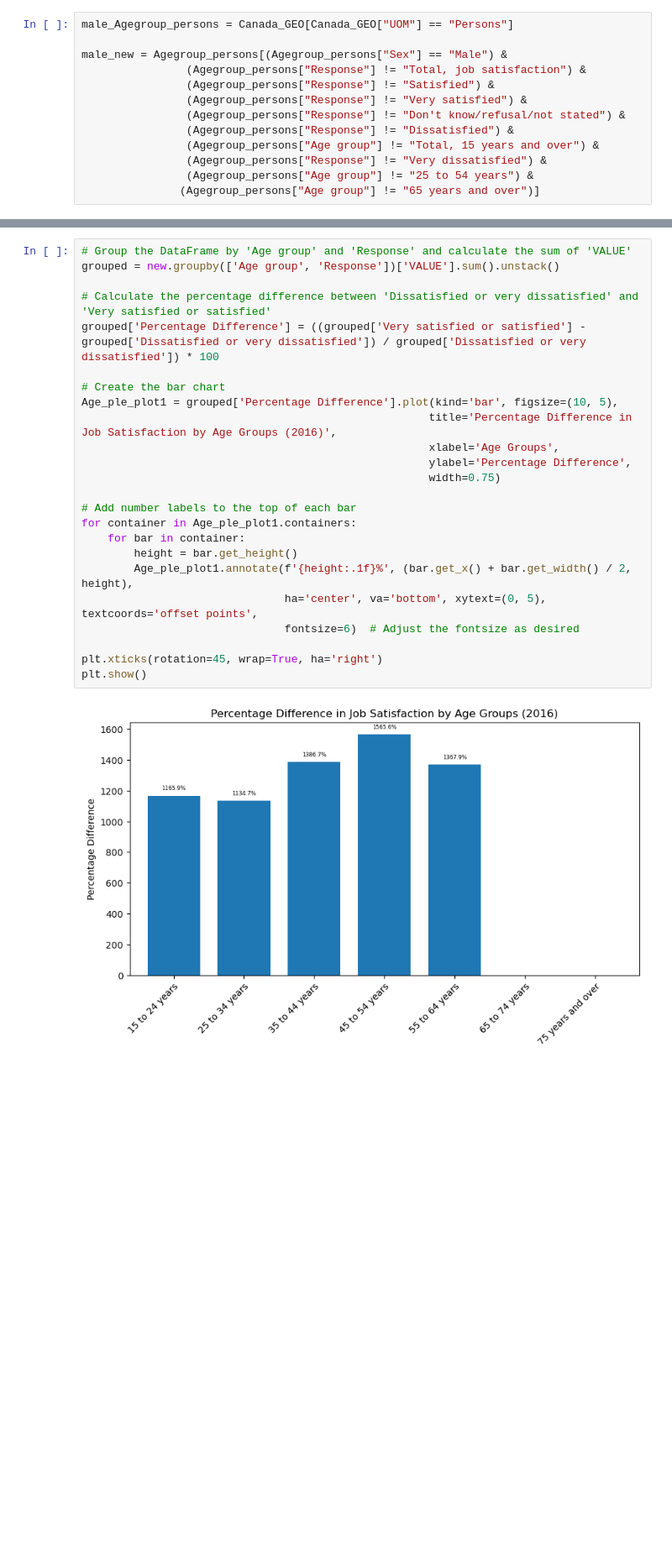
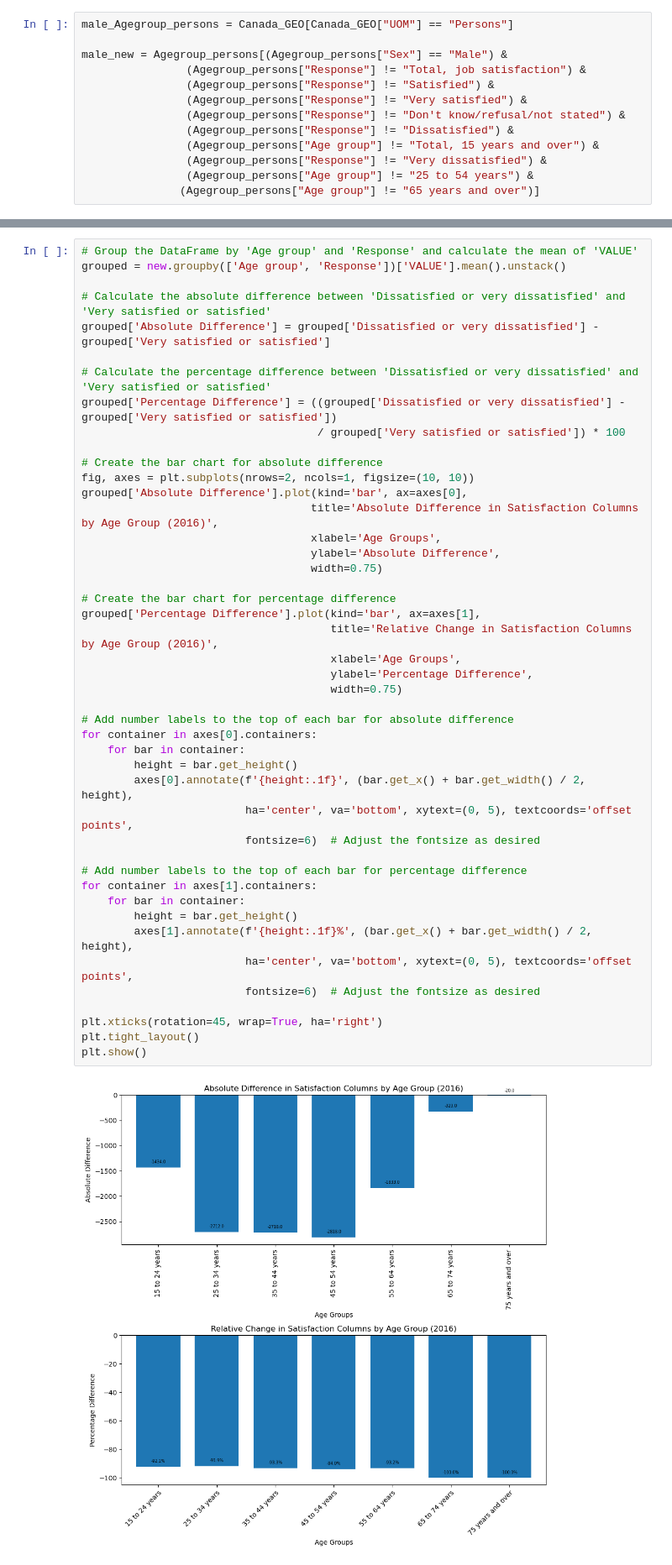
Before and after one commit to hhodek/UofWProject1, a Jupyter notebook: project.ipynb, the cells around one changed output, grey strips where cells are left out. Shown at 84% size. Cells and saved outputs as stored; diff of their text form; blank space fills up the shorter version.

```diff
--- a/project.ipynb
+++ b/project.ipynb
@@ -330,28 +330,49 @@ plt.show()
 # %% [output]
 [figure]
 # %%
-# Group the DataFrame by 'Age group' and 'Response' and calculate the sum of 'VALUE'
-grouped = new.groupby(['Age group', 'Response'])['VALUE'].sum().unstack()
+# Group the DataFrame by 'Age group' and 'Response' and calculate the mean of 'VALUE'
+grouped = new.groupby(['Age group', 'Response'])['VALUE'].mean().unstack()
+
+# Calculate the absolute difference between 'Dissatisfied or very dissatisfied' and 'Very satisfied or satisfied'
+grouped['Absolute Difference'] = grouped['Dissatisfied or very dissatisfied'] - grouped['Very satisfied or satisfied']
 
 # Calculate the percentage difference between 'Dissatisfied or very dissatisfied' and 'Very satisfied or satisfied'
-grouped['Percentage Difference'] = ((grouped['Very satisfied or satisfied'] - grouped['Dissatisfied or very dissatisfied']) / grouped['Dissatisfied or very dissatisfied']) * 100
+grouped['Percentage Difference'] = ((grouped['Dissatisfied or very dissatisfied'] - grouped['Very satisfied or satisfied'])
+                                    / grouped['Very satisfied or satisfied']) * 100
 
-# Create the bar chart
-Age_ple_plot1 = grouped['Percentage Difference'].plot(kind='bar', figsize=(10, 5),
-                                                     title='Percentage Difference in Job Satisfaction by Age Groups (2016)',
-                                                     xlabel='Age Groups',
-                                                     ylabel='Percentage Difference',
-                                                     width=0.75)
+# Create the bar chart for absolute difference
+fig, axes = plt.subplots(nrows=2, ncols=1, figsize=(10, 10))
+grouped['Absolute Difference'].plot(kind='bar', ax=axes[0],
+                                   title='Absolute Difference in Satisfaction Columns by Age Group (2016)',
+                                   xlabel='Age Groups',
+                                   ylabel='Absolute Difference',
+                                   width=0.75)
 
-# Add number labels to the top of each bar
-for container in Age_ple_plot1.containers:
+# Create the bar chart for percentage difference
+grouped['Percentage Difference'].plot(kind='bar', ax=axes[1],
+                                      title='Relative Change in Satisfaction Columns by Age Group (2016)',
+                                      xlabel='Age Groups',
+                                      ylabel='Percentage Difference',
+                                      width=0.75)
+
+# Add number labels to the top of each bar for absolute difference
+for container in axes[0].containers:
     for bar in container:
         height = bar.get_height()
-        Age_ple_plot1.annotate(f'{height:.1f}%', (bar.get_x() + bar.get_width() / 2, height),
-                               ha='center', va='bottom', xytext=(0, 5), textcoords='offset points',
-                               fontsize=6)  # Adjust the fontsize as desired
+        axes[0].annotate(f'{height:.1f}', (bar.get_x() + bar.get_width() / 2, height),
+                         ha='center', va='bottom', xytext=(0, 5), textcoords='offset points',
+                         fontsize=6)  # Adjust the fontsize as desired
+
+# Add number labels to the top of each bar for percentage difference
+for container in axes[1].containers:
+    for bar in container:
+        height = bar.get_height()
+        axes[1].annotate(f'{height:.1f}%', (bar.get_x() + bar.get_width() / 2, height),
+                         ha='center', va='bottom', xytext=(0, 5), textcoords='offset points',
+                         fontsize=6)  # Adjust the fontsize as desired
 
 plt.xticks(rotation=45, wrap=True, ha='right')
+plt.tight_layout()
 plt.show()
 # %% [output]
-[figure, old version]
+[figure, new version]
```
Also changed, not shown: parts of 3 cells of this notebook.
